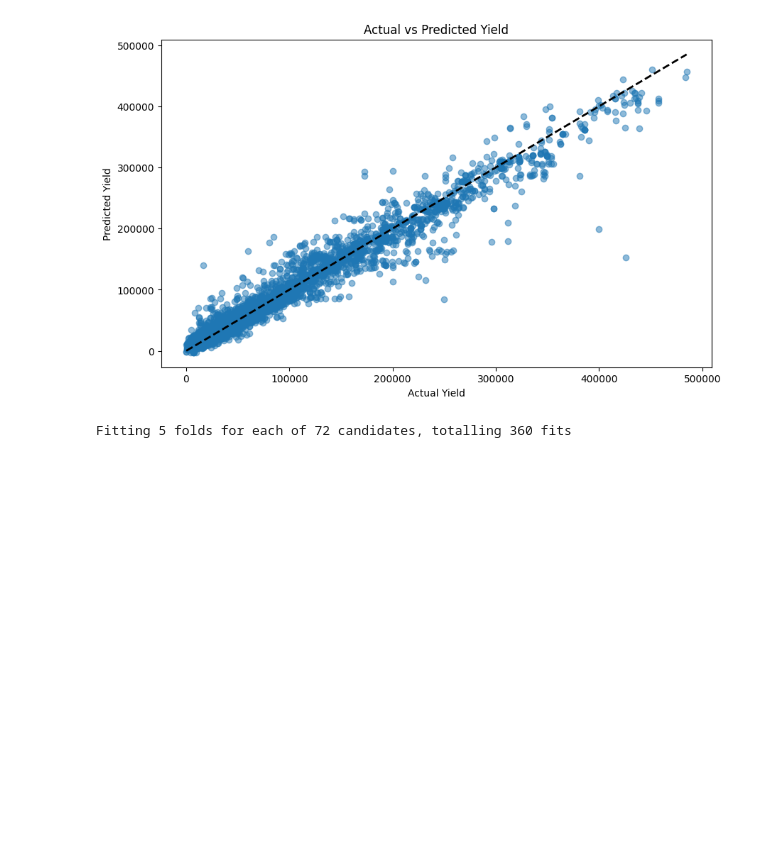
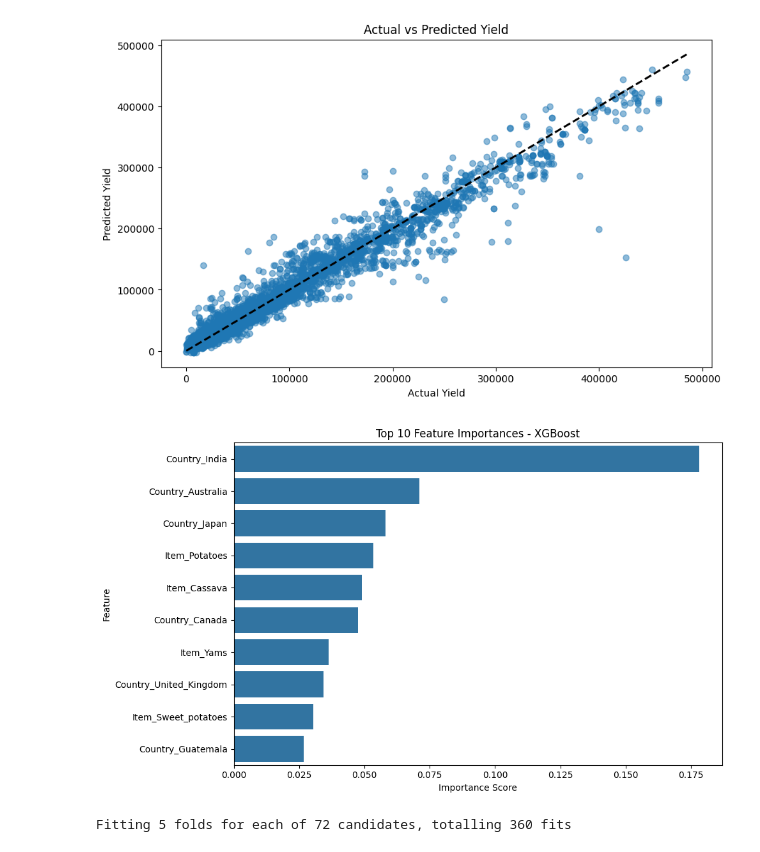
Before and after one commit to RandikaSilva/crop-yield-prediction, a Jupyter notebook: XGBoost.ipynb, the cells around one changed output. Cells and saved outputs as stored; diff of their text form; code cells hidden in the pictures; blank space fills up the shorter version.

```diff
--- a/XGBoost.ipynb
+++ b/XGBoost.ipynb
@@ -549,6 +552,18 @@ plt.title('Actual vs Predicted Yield')
 # %% [output]
 Text(0.5, 1.0, 'Actual vs Predicted Yield')
 [figure]
+# %%
+feature_importances = pd.Series(xgb_model.feature_importances_, index=X_train.columns).sort_values(ascending=False)
+
+plt.figure(figsize=(10,6))
+sns.barplot(x=feature_importances[:10], y=feature_importances.index[:10])
+plt.title("Top 10 Feature Importances - XGBoost")
+plt.xlabel("Importance Score")
+plt.ylabel("Feature")
+plt.tight_layout()
+plt.show()
+# %% [output]
+[figure, added]
 # %%
 param_grid = {
     'n_estimators': [100, 200],
```
Also changed, not shown: parts of 2 cells of this notebook, 3 other files.
